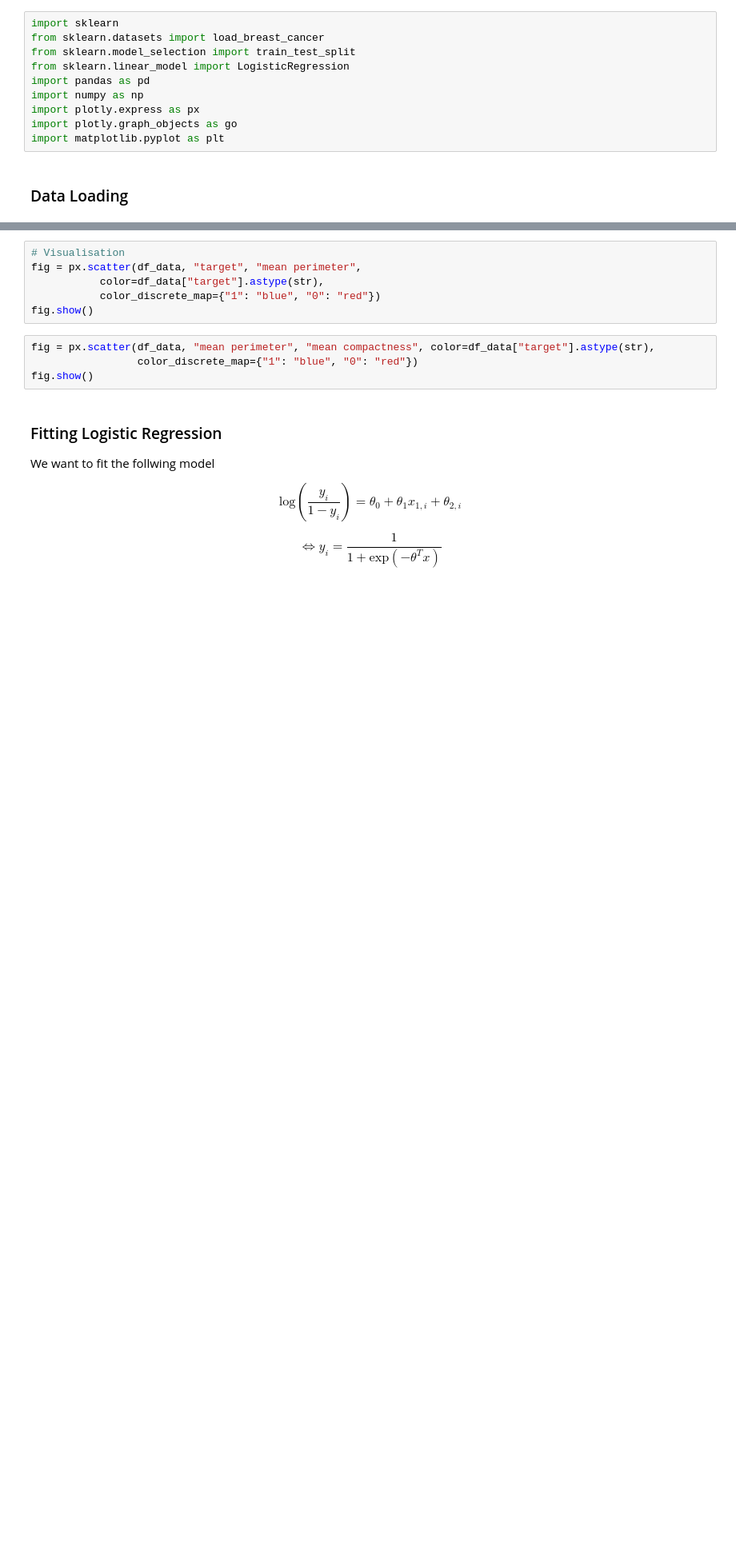
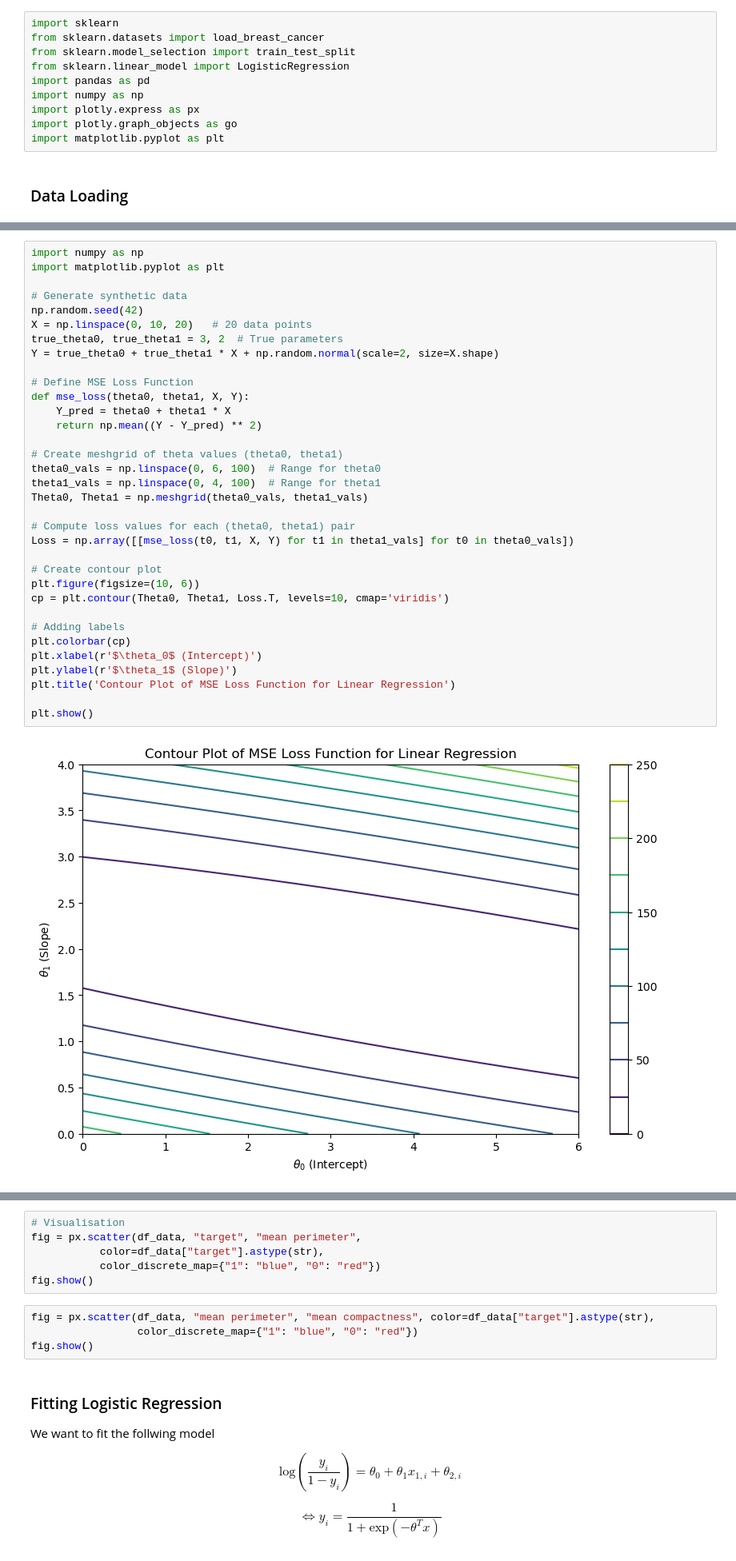
Before and after one commit to RPifaut/machine_learning, a Jupyter notebook: Basic Notions/logistic_regression.ipynb, the cells around one changed output, grey strips where cells are left out. Shown: that part at 80% size. Drawn from its saved outputs; the diff is of its cells as text; blank space fills up the shorter version.

```diff
--- a/Basic Notions/logistic_regression.ipynb
+++ b/Basic Notions/logistic_regression.ipynb
@@ -45,0 +120,36 @@ memory usage: 137.9 KB
+# %%
+import numpy as np
+import matplotlib.pyplot as plt
+
+# Generate synthetic data
+np.random.seed(42)
+X = np.linspace(0, 10, 20)   # 20 data points
+true_theta0, true_theta1 = 3, 2  # True parameters
+Y = true_theta0 + true_theta1 * X + np.random.normal(scale=2, size=X.shape)
+
+# Define MSE Loss Function
+def mse_loss(theta0, theta1, X, Y):
+    Y_pred = theta0 + theta1 * X
+    return np.mean((Y - Y_pred) ** 2)
+
+# Create meshgrid of theta values (theta0, theta1)
+theta0_vals = np.linspace(0, 6, 100)  # Range for theta0
+theta1_vals = np.linspace(0, 4, 100)  # Range for theta1
+Theta0, Theta1 = np.meshgrid(theta0_vals, theta1_vals)
+
+# Compute loss values for each (theta0, theta1) pair
+Loss = np.array([[mse_loss(t0, t1, X, Y) for t1 in theta1_vals] for t0 in theta0_vals])
+
+# Create contour plot
+plt.figure(figsize=(10, 6))
+cp = plt.contour(Theta0, Theta1, Loss.T, levels=10, cmap='viridis')
+
+# Adding labels
+plt.colorbar(cp)
+plt.xlabel(r'$\theta_0$ (Intercept)')
+plt.ylabel(r'$\theta_1$ (Slope)')
+plt.title('Contour Plot of MSE Loss Function for Linear Regression')
+
+plt.show()
+# %% [output]
+[figure, added]
```
Also changed, not shown: parts of 20 cells of this notebook, 1 other file.
